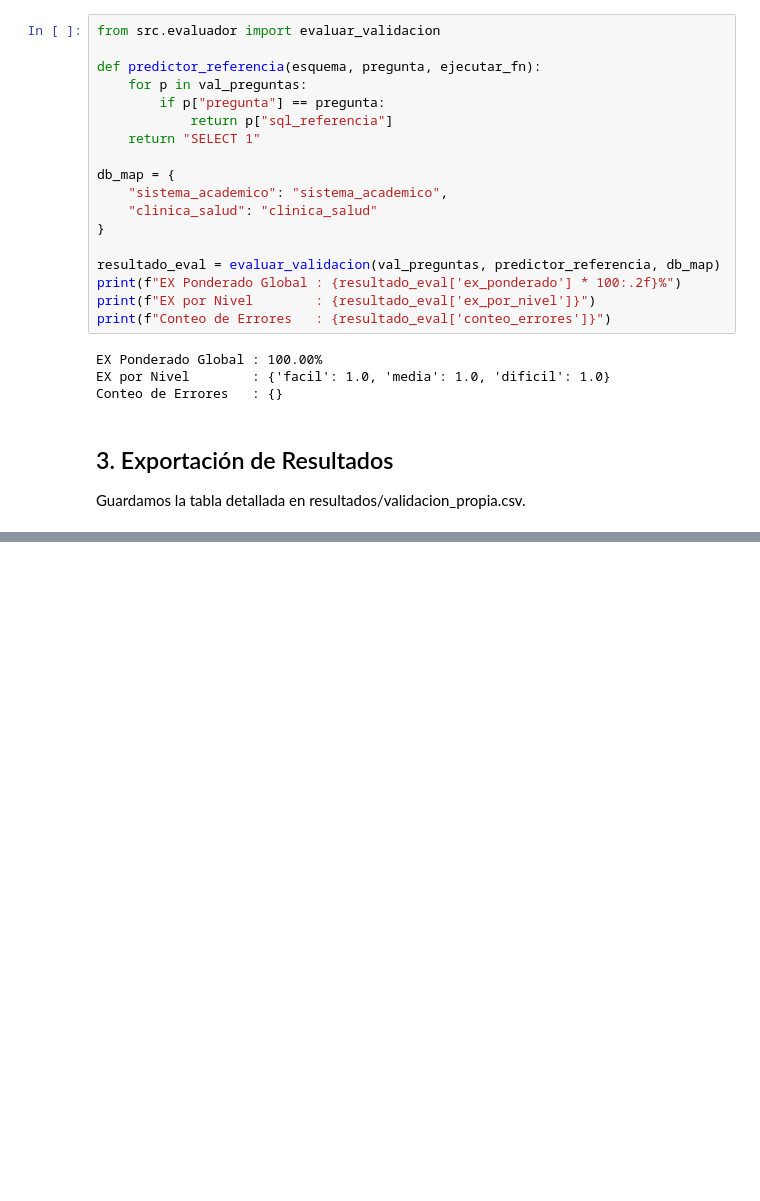
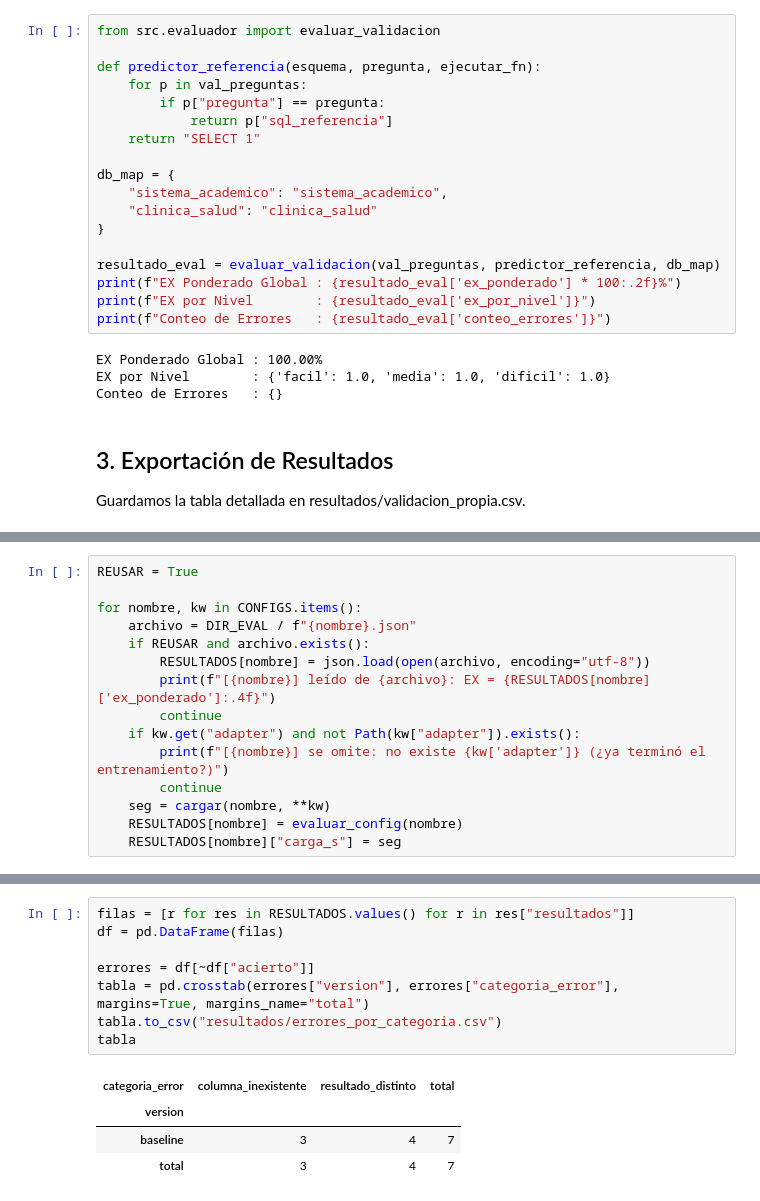
Before and after one commit to Albu231311/Deep-Proyecto3, a Jupyter notebook: notebooks/03_evaluacion.ipynb, the cells around one changed output, grey strips where cells are left out. Cells and saved outputs as stored; diff of their text form; blank space fills up the shorter version.

```diff
--- a/notebooks/03_evaluacion.ipynb
+++ b/notebooks/03_evaluacion.ipynb
@@ -109,0 +201,15 @@ Resultados guardados en: resultados/validacion_propia.csv
+# %%
+REUSAR = True
+
+for nombre, kw in CONFIGS.items():
+    archivo = DIR_EVAL / f"{nombre}.json"
+    if REUSAR and archivo.exists():
+        RESULTADOS[nombre] = json.load(open(archivo, encoding="utf-8"))
+        print(f"[{nombre}] leído de {archivo}: EX = {RESULTADOS[nombre]['ex_ponderado']:.4f}")
+        continue
+    if kw.get("adapter") and not Path(kw["adapter"]).exists():
+        print(f"[{nombre}] se omite: no existe {kw['adapter']} (¿ya terminó el entrenamiento?)")
+        continue
+    seg = cargar(nombre, **kw)
+    RESULTADOS[nombre] = evaluar_config(nombre)
+    RESULTADOS[nombre]["carga_s"] = seg
@@ -109,0 +292,13 @@ Resultados guardados en: resultados/validacion_propia.csv
+# %%
+filas = [r for res in RESULTADOS.values() for r in res["resultados"]]
+df = pd.DataFrame(filas)
+
+errores = df[~df["acierto"]]
+tabla = pd.crosstab(errores["version"], errores["categoria_error"], margins=True, margins_name="total")
+tabla.to_csv("resultados/errores_por_categoria.csv")
+tabla
+# %% [output]
+| categoria_error | columna_inexistente | resultado_distinto | total |
+| version |  |  |  |
+| baseline | 3 | 4 | 7 |
+| total | 3 | 4 | 7 |
```
Also changed, not shown: parts of 18 cells of this notebook, 5 other files.
